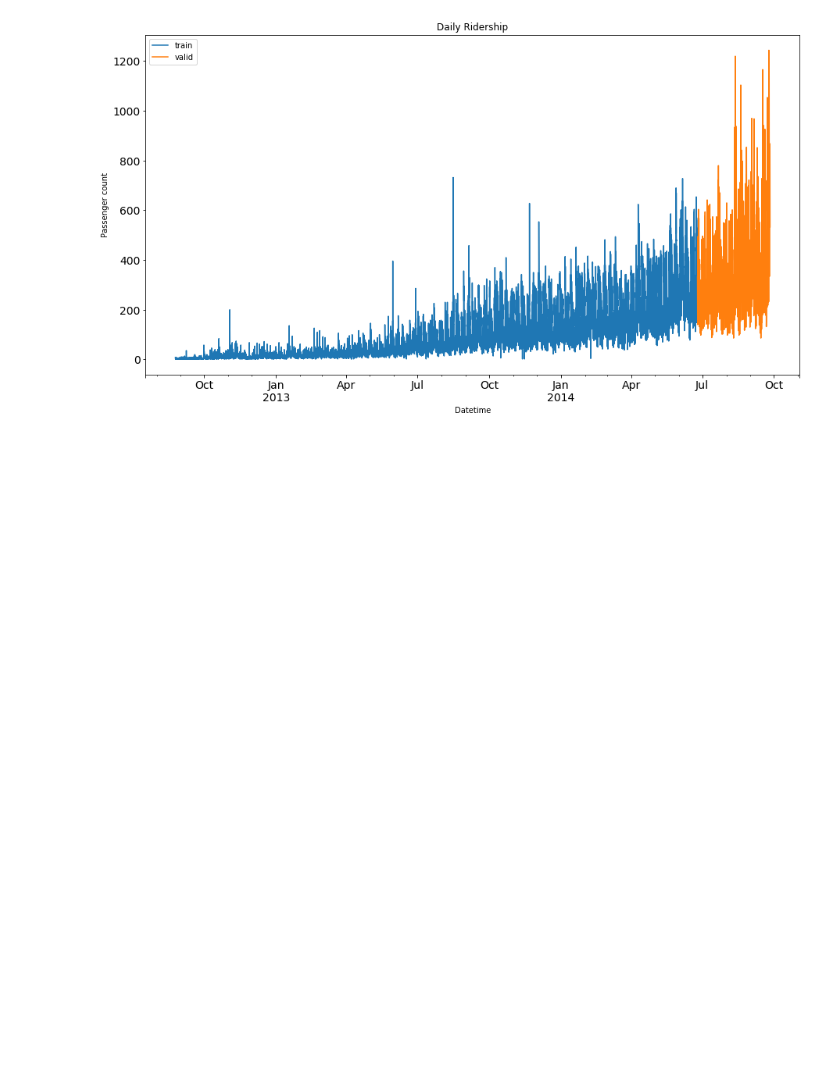
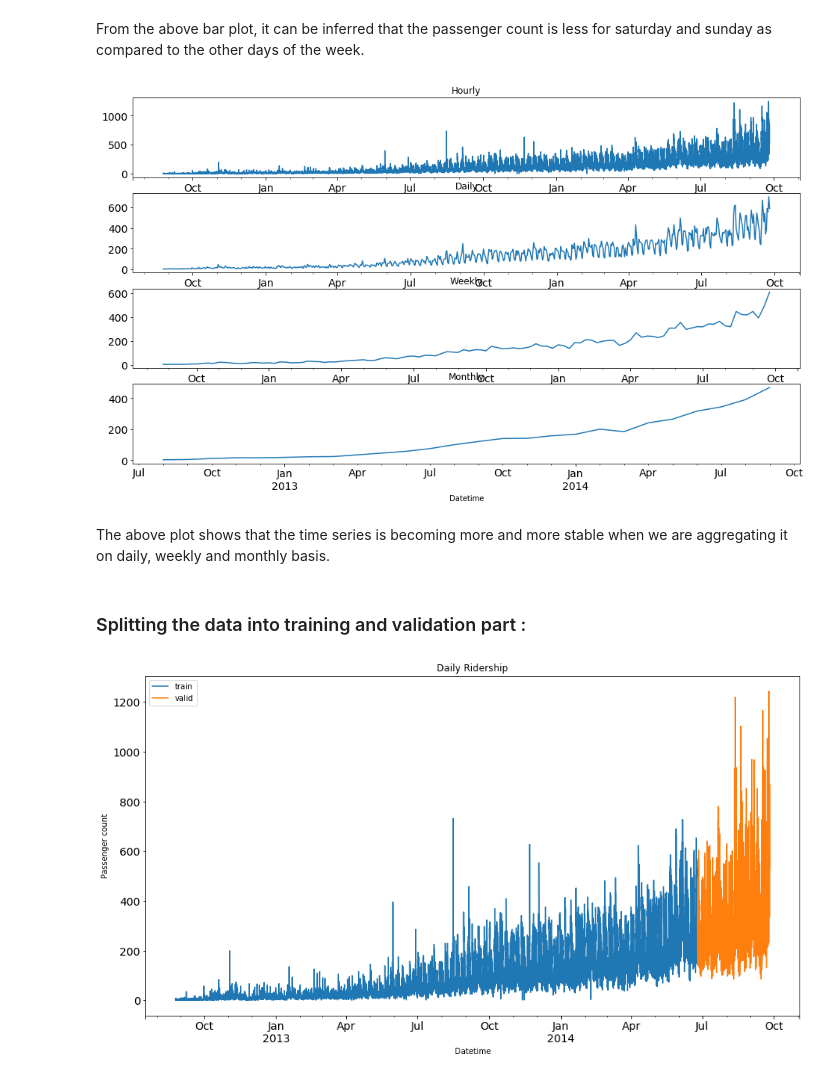
Before and after one commit to ri2beri/data-science-practice, a Jupyter notebook: timeseries_data_traffic.ipynb, the cells around one changed output. Drawn from its saved outputs; the diff is of its cells as text; code cells hidden in the pictures; blank space fills up the shorter version.

Commit message:
update time series notebook

```diff
--- a/timeseries_data_traffic.ipynb
+++ b/timeseries_data_traffic.ipynb
@@ -203,0 +96,2 @@ http://pandas.pydata.org/pandas-docs/stable/indexing.html#ix-indexer-is-deprecat
+# %%
+data.index = data['Datetime']
@@ -203,0 +185,24 @@ http://pandas.pydata.org/pandas-docs/stable/indexing.html#ix-indexer-is-deprecat
+# %% [markdown]
+From the above bar plot, it can be inferred that the passenger count is less for saturday and sunday as compared to the other days of the week.
+# %%
+# Hourly time series
+hourly = data.resample('H').mean()
+# Converting to daily mean
+daily = data.resample('D').mean()
+# Converting to weekly mean
+weekly = data.resample('W').mean()
+# Converting to monthly mean
+monthly = data.resample('M').mean()
+# %%
+fig, axs = plt.subplots(4,1)
+hourly.Count.plot(figsize=(16,9), title= 'Hourly', fontsize=14, ax=axs[0])
+daily.Count.plot(figsize=(16,9), title= 'Daily', fontsize=14, ax=axs[1])
+weekly.Count.plot(figsize=(16,9), title= 'Weekly', fontsize=14, ax=axs[2])
+monthly.Count.plot(figsize=(16,9), title= 'Monthly', fontsize=14, ax=axs[3])
+plt.show()
+# %% [output]
+[figure, added]
+# %% [markdown]
+The above plot shows that the time series is becoming more and more stable when we are aggregating it on daily, weekly and monthly basis.
+# %% [markdown]
+### Splitting the data into training and validation part :
```
Also changed, not shown: parts of 100 cells of this notebook.
